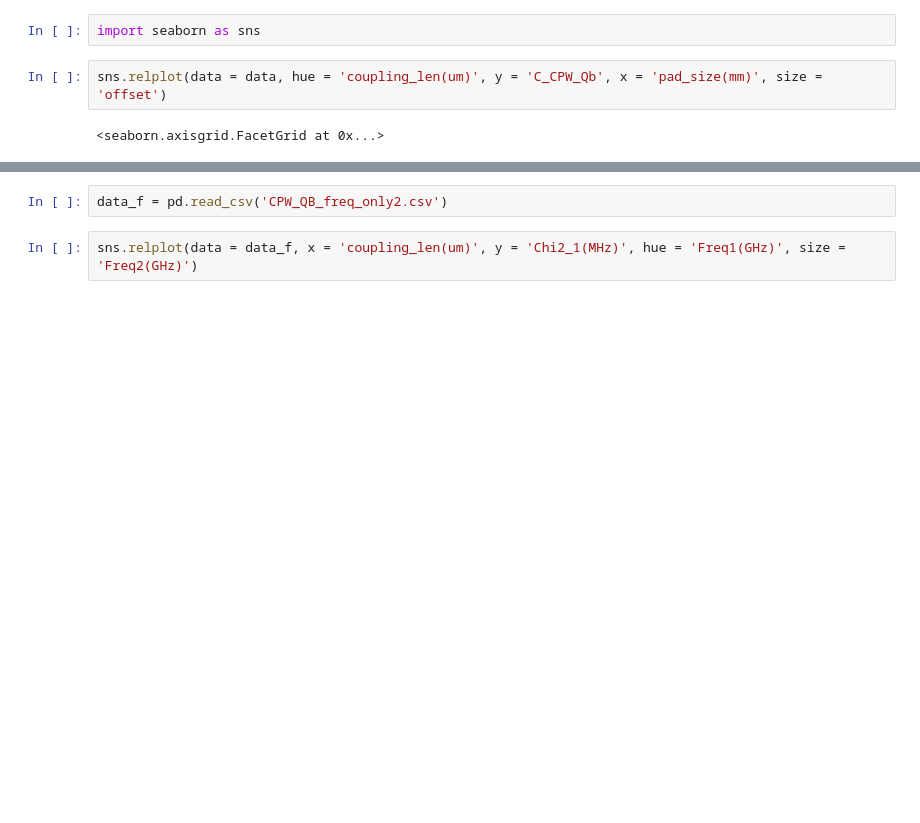
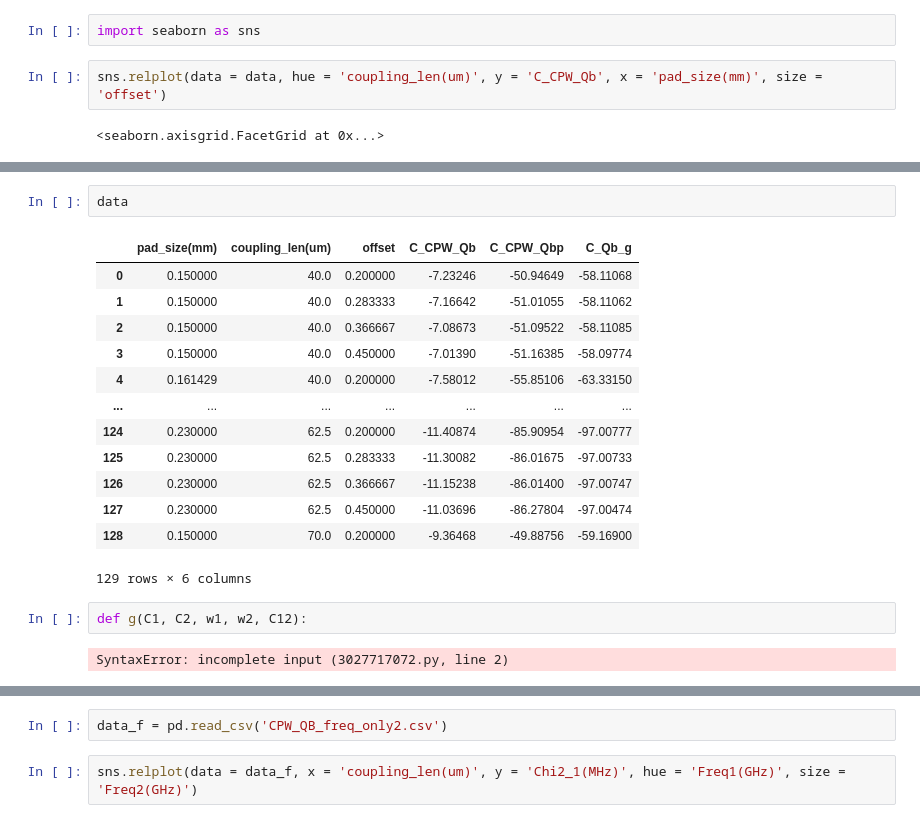
Before and after one commit to Wendywanw/Wendy-qiskit-code, a Jupyter notebook: data/qb_cpw_data_analysis.ipynb, the cells around one changed output, grey strips where cells are left out. Saved outputs shown, nothing was run; the diff lists cells and outputs as text; blank space fills up the shorter version.

```diff
--- a/data/qb_cpw_data_analysis.ipynb
+++ b/data/qb_cpw_data_analysis.ipynb
@@ -38,0 +148,20 @@ sns.relplot(data = data, hue = 'coupling_len(um)', y = 'C_CPW_Qb', x = 'pad_size
+# %%
+data
+# %% [output]
+|  | pad_size(mm) | coupling_len(um) | offset | C_CPW_Qb | C_CPW_Qbp | C_Qb_g |
+| 0 | 0.150000 | 40.0 | 0.200000 | -7.23246 | -50.94649 | -58.11068 |
+| 1 | 0.150000 | 40.0 | 0.283333 | -7.16642 | -51.01055 | -58.11062 |
+| 2 | 0.150000 | 40.0 | 0.366667 | -7.08673 | -51.09522 | -58.11085 |
+| 3 | 0.150000 | 40.0 | 0.450000 | -7.01390 | -51.16385 | -58.09774 |
+| 4 | 0.161429 | 40.0 | 0.200000 | -7.58012 | -55.85106 | -63.33150 |
+| ... | ... | ... | ... | ... | ... | ... |
+| 124 | 0.230000 | 62.5 | 0.200000 | -11.40874 | -85.90954 | -97.00777 |
+| 125 | 0.230000 | 62.5 | 0.283333 | -11.30082 | -86.01675 | -97.00733 |
+| 126 | 0.230000 | 62.5 | 0.366667 | -11.15238 | -86.01400 | -97.00747 |
+| 127 | 0.230000 | 62.5 | 0.450000 | -11.03696 | -86.27804 | -97.00474 |
+| 128 | 0.150000 | 70.0 | 0.200000 | -9.36468 | -49.88756 | -59.16900 |
+129 rows × 6 columns
+# %%
+def g(C1, C2, w1, w2, C12):
+# %% [output]
+SyntaxError: incomplete input (3027717072.py, line 2)
```
Also changed, not shown: parts of 29 cells of this notebook, 2 other files.
